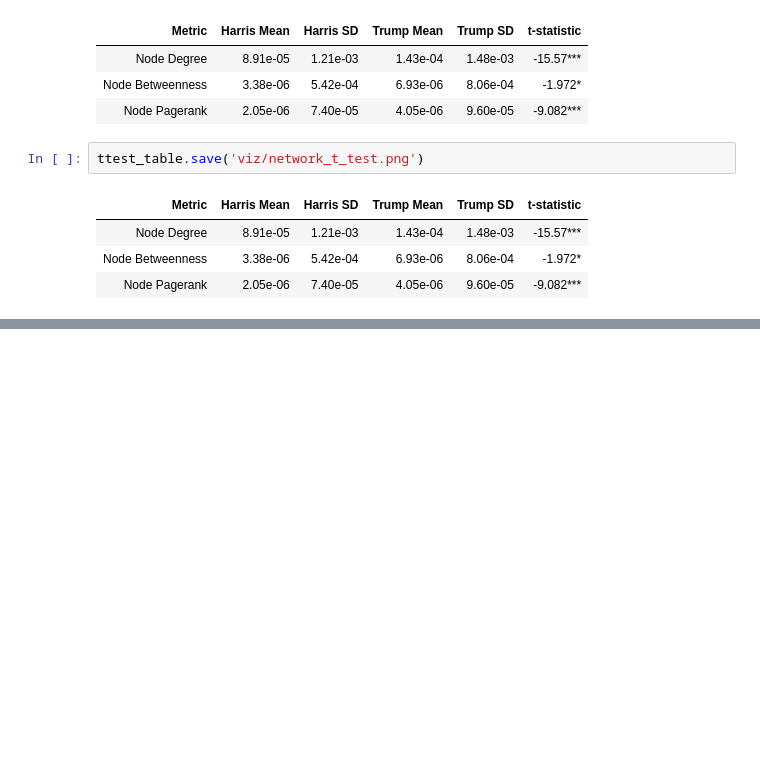
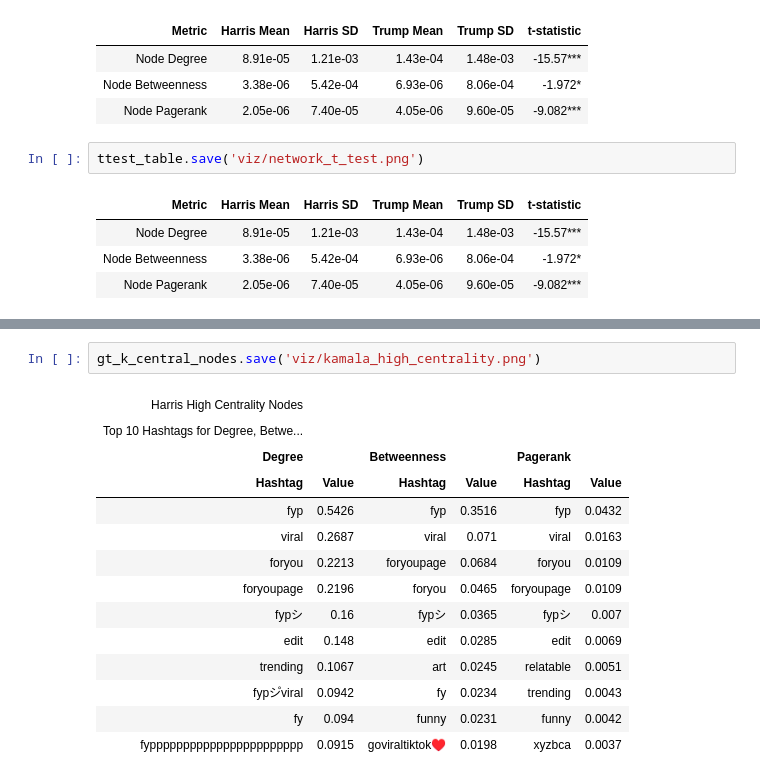
Before and after one commit to nitomanto/the-t-word, a Jupyter notebook: network.ipynb, the cells around one changed output, grey strips where cells are left out. Drawn from its saved outputs; the diff is of its cells as text; blank space fills up the shorter version.

```diff
--- a/network.ipynb
+++ b/network.ipynb
@@ -399,0 +509,17 @@ ttest_table.save('viz/network_t_test.png')
+# %%
+gt_k_central_nodes.save('viz/kamala_high_centrality.png')
+# %% [output]
+| Harris High Centrality Nodes |  |  |  |  |  |
+| Top 10 Hashtags for Degree, Betwe... |  |  |  |  |  |
+| Degree |  | Betweenness |  | Pagerank |  |
+| Hashtag | Value | Hashtag | Value | Hashtag | Value |
+| fyp | 0.5426 | fyp | 0.3516 | fyp | 0.0432 |
+| viral | 0.2687 | viral | 0.071 | viral | 0.0163 |
+| foryou | 0.2213 | foryoupage | 0.0684 | foryou | 0.0109 |
+| foryoupage | 0.2196 | foryou | 0.0465 | foryoupage | 0.0109 |
+| fypシ | 0.16 | fypシ | 0.0365 | fypシ | 0.007 |
+| edit | 0.148 | edit | 0.0285 | edit | 0.0069 |
+| trending | 0.1067 | art | 0.0245 | relatable | 0.0051 |
+| fypシ゚viral | 0.0942 | fy | 0.0234 | trending | 0.0043 |
+| fy | 0.094 | funny | 0.0231 | funny | 0.0042 |
+| fyppppppppppppppppppppppp | 0.0915 | goviraltiktok♥️ | 0.0198 | xyzbca | 0.0037 |
```
Also changed, not shown: parts of 10 cells of this notebook, 2 other files.
